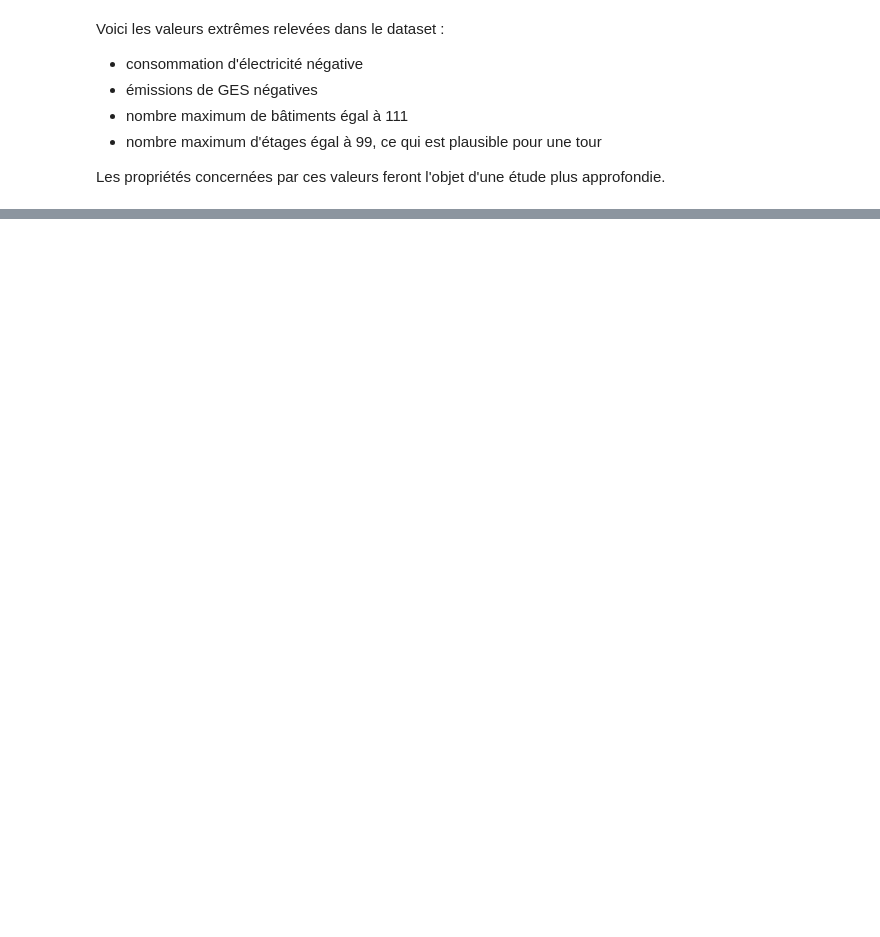
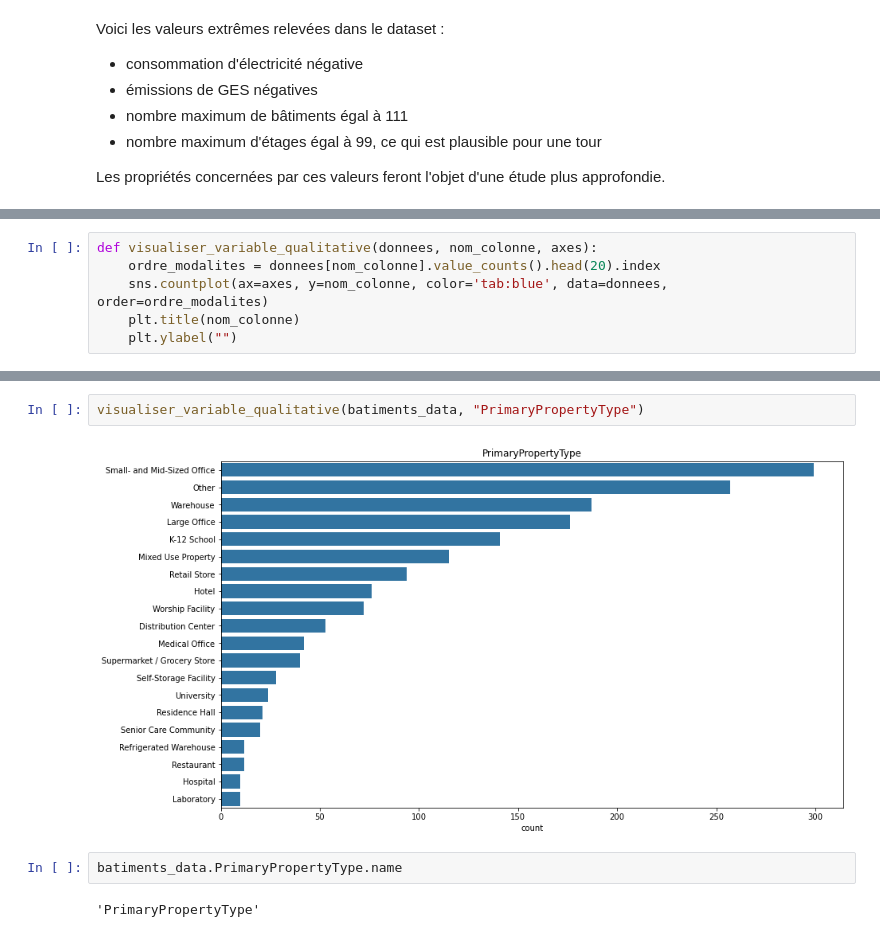
Before and after one commit to sebastienbourgeois/oc-p4-anticiper-besoin-consommation-batiments, a Jupyter notebook: Pelec_01_notebook.ipynb, the cells around one changed output, grey strips where cells are left out. Drawn from its saved outputs; the diff is of its cells as text; blank space fills up the shorter version.

```diff
--- a/Pelec_01_notebook.ipynb
+++ b/Pelec_01_notebook.ipynb
@@ -519,0 +558,6 @@ Les propriétés concernées par ces valeurs feront l'objet d'une étude plus ap
+# %%
+def visualiser_variable_qualitative(donnees, nom_colonne, axes):
+    ordre_modalites = donnees[nom_colonne].value_counts().head(20).index
+    sns.countplot(ax=axes, y=nom_colonne, color='tab:blue', data=donnees, order=ordre_modalites)
+    plt.title(nom_colonne)
+    plt.ylabel("")
@@ -519,0 +646,8 @@ Les propriétés concernées par ces valeurs feront l'objet d'une étude plus ap
+# %%
+visualiser_variable_qualitative(batiments_data, "PrimaryPropertyType")
+# %% [output]
+[figure, added]
+# %%
+batiments_data.PrimaryPropertyType.name
+# %% [output]
+'PrimaryPropertyType'
```
Also changed, not shown: parts of 14 cells of this notebook.
